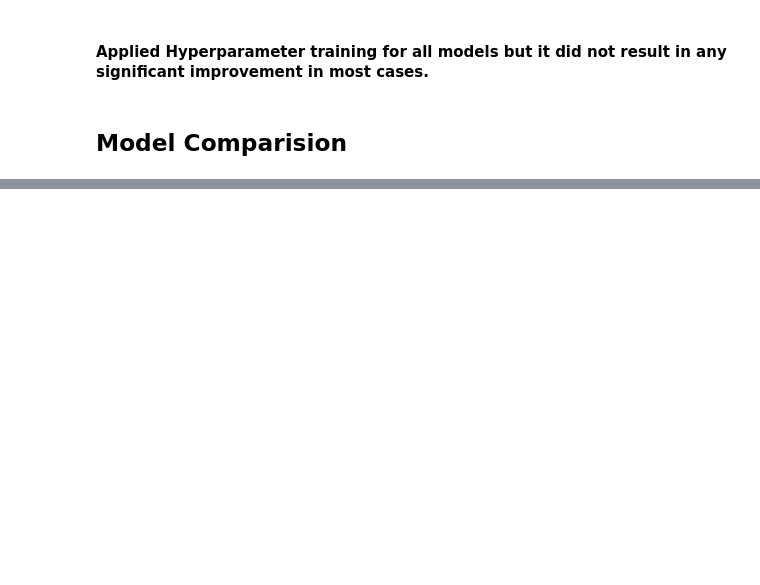
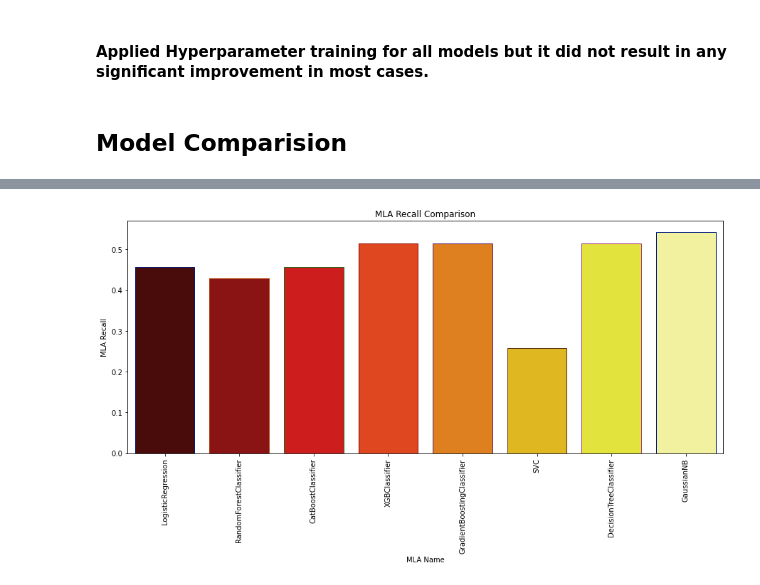
Before and after one commit to SpyzzVVarun/Precipitation-prediction-using-ML, a Jupyter notebook: BasicDIYML_withoutUPSAMPLING.ipynb, the cells around one changed output, grey strips where cells are left out. Cells and saved outputs as stored; diff of their text form; code cells hidden in the pictures; blank space fills up the shorter version.

```diff
--- a/BasicDIYML_withoutUPSAMPLING.ipynb
+++ b/BasicDIYML_withoutUPSAMPLING.ipynb
@@ -708,0 +762,8 @@ CAT: 0.928849 (0.030465)
+# %%
+plt.subplots(figsize=(15,6))
+sns.barplot(x="MLA Name", y="MLA Recall",data=MLA_compare,palette='hot',edgecolor=sns.color_palette('dark',7))
+plt.xticks(rotation=90)
+plt.title('MLA Recall Comparison')
+plt.show()
+# %% [output]
+[figure, added]
```
Also changed, not shown: parts of 17 cells of this notebook.
